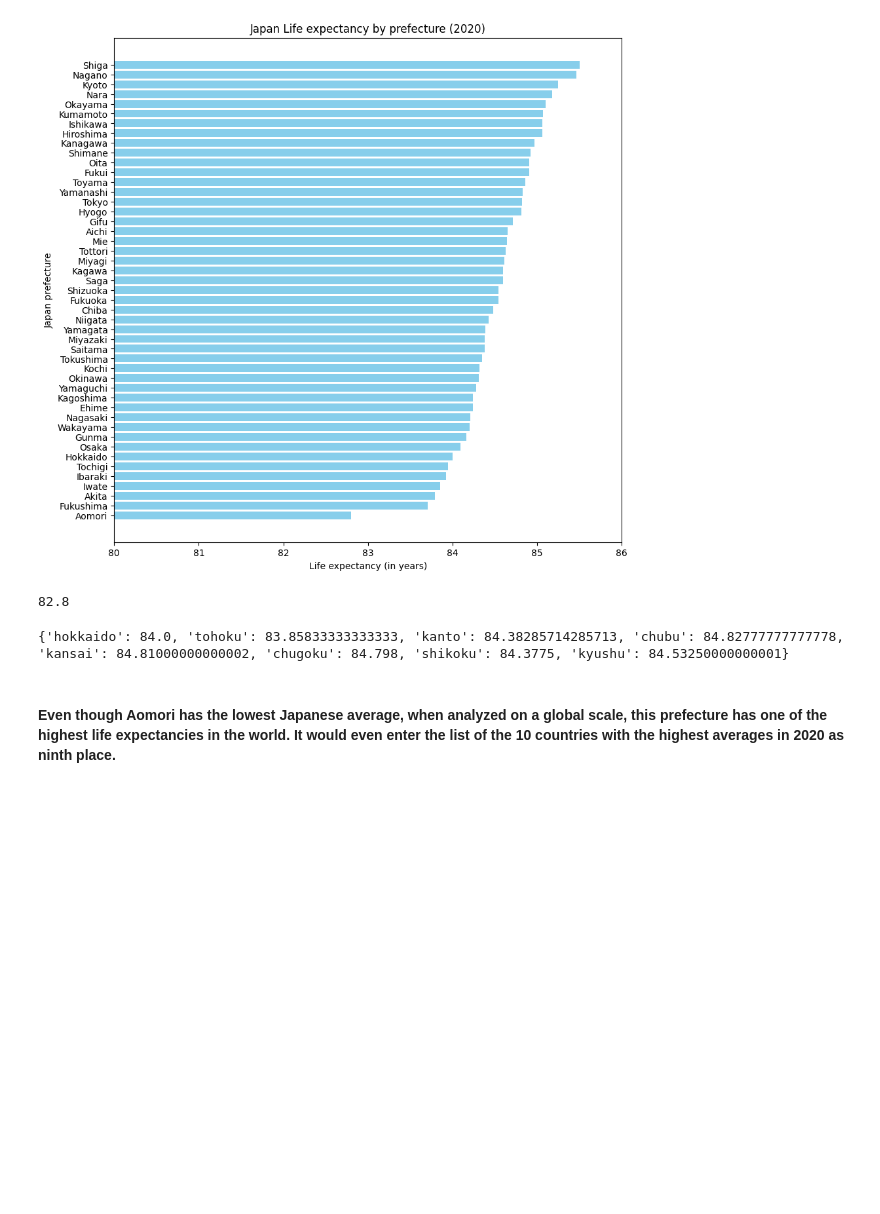
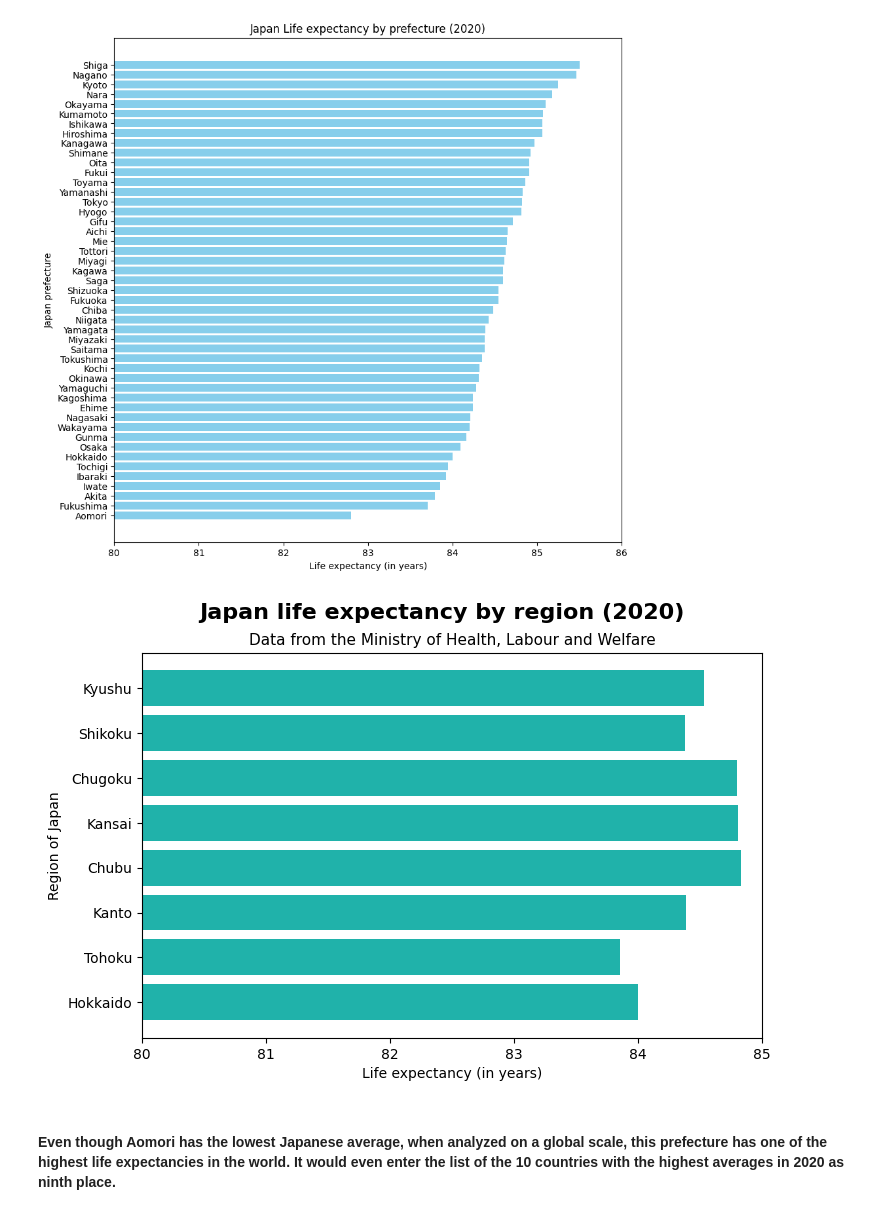
Before and after one commit to rafaseto/japan-life-expectancy, a Jupyter notebook: data_analysis.ipynb, the cells around one changed output. Saved outputs shown, nothing was run; the diff lists cells and outputs as text; code cells hidden in the pictures; blank space fills up the shorter version.

Commit message:
add bar chart Region of Japan X Life expectancy

```diff
--- a/data_analysis.ipynb
+++ b/data_analysis.ipynb
@@ -54,20 +54,15 @@ plt.show()
 # %%
 # Create a dictionary to store the regions of Japan. Keys: regions; Values: prefectures.
 regions = {
-    "hokkaido": ['Hokkaido'],
-    "tohoku": ['Akita', 'Aomori', 'Fukushima', 'Iwate', 'Miyagi', 'Yamagata'],
-    "kanto": ['Chiba', 'Gunma', 'Ibaraki', 'Kanagawa', 'Saitama', 'Tochigi', 'Tokyo'],
-    "chubu": ['Aichi', 'Fukui', 'Gifu', 'Ishikawa', 'Nagano', 'Niigata', 'Shizuoka', 'Toyama', 'Yamanashi'],
-    "kansai": ['Hyogo', 'Kyoto', 'Mie', 'Nara', 'Osaka', 'Shiga', 'Wakayama'],
-    "chugoku": ['Hiroshima', 'Okayama', 'Shimane', 'Tottori', 'Yamaguchi'],
-    "shikoku": ['Ehime', 'Kagawa', 'Kochi', 'Tokushima'],
-    "kyushu": ['Fukuoka', 'Kagoshima', 'Kumamoto', 'Miyazaki', 'Nagasaki', 'Oita', 'Okinawa', 'Saga']
+    "Hokkaido": ['Hokkaido'],
+    "Tohoku": ['Akita', 'Aomori', 'Fukushima', 'Iwate', 'Miyagi', 'Yamagata'],
+    "Kanto": ['Chiba', 'Gunma', 'Ibaraki', 'Kanagawa', 'Saitama', 'Tochigi', 'Tokyo'],
+    "Chubu": ['Aichi', 'Fukui', 'Gifu', 'Ishikawa', 'Nagano', 'Niigata', 'Shizuoka', 'Toyama', 'Yamanashi'],
+    "Kansai": ['Hyogo', 'Kyoto', 'Mie', 'Nara', 'Osaka', 'Shiga', 'Wakayama'],
+    "Chugoku": ['Hiroshima', 'Okayama', 'Shimane', 'Tottori', 'Yamaguchi'],
+    "Shikoku": ['Ehime', 'Kagawa', 'Kochi', 'Tokushima'],
+    "Kyushu": ['Fukuoka', 'Kagoshima', 'Kumamoto', 'Miyazaki', 'Nagasaki', 'Oita', 'Okinawa', 'Saga']
 }
-# %%
-le = df_sorted.loc[df_sorted['Prefecture'] == 'Aomori', 'Life_expectancy'].values[0]
-le
-# %% [output]
-82.8
 # %%
 # dictionary to store the average life expectancy of each region
 regions_avg = {}
@@ -85,10 +80,31 @@ for region, prefectures in regions.items():
 
     # add the region_avg to the regions_avg dictionary
     regions_avg[region] = region_avg
-# %%
-print(regions_avg)
-# %% [output]
-{'hokkaido': 84.0, 'tohoku': 83.85833333333333, 'kanto': 84.38285714285713, 'chubu': 84.82777777777778, 'kansai': 84.81000000000002, 'chugoku': 84.798, 'shikoku': 84.3775, 'kyushu': 84.53250000000001}
+# %%
+regions = list(regions_avg.keys())
+regions_life_expectancy = list(regions_avg.values())
+
+plt.figure(figsize=(8,5))
+
+# bars of the bar chart
+bars_regions = plt.barh(regions, regions_life_expectancy, color='lightseagreen')
+
+# X axis interval
+plt.xlim(80, 85)
+
+# Title of the graph
+plt.suptitle('Japan life expectancy by region (2020)', fontsize=16, fontweight='bold')
+
+# Subtitle of the graph
+plt.title('Data from the Ministry of Health, Labour and Welfare', fontsize=11)
+
+# X and Y labels
+plt.xlabel('Life expectancy (in years)')
+plt.ylabel('Region of Japan')
+
+plt.show()
+# %% [output]
+[figure, added]
 # %% [markdown]
 #### Even though Aomori has the lowest Japanese average, when analyzed on a global scale, this prefecture has one of the highest life expectancies in the world. It would even enter the list of the 10 countries with the highest averages in 2020 as ninth place.
 # %%
```
